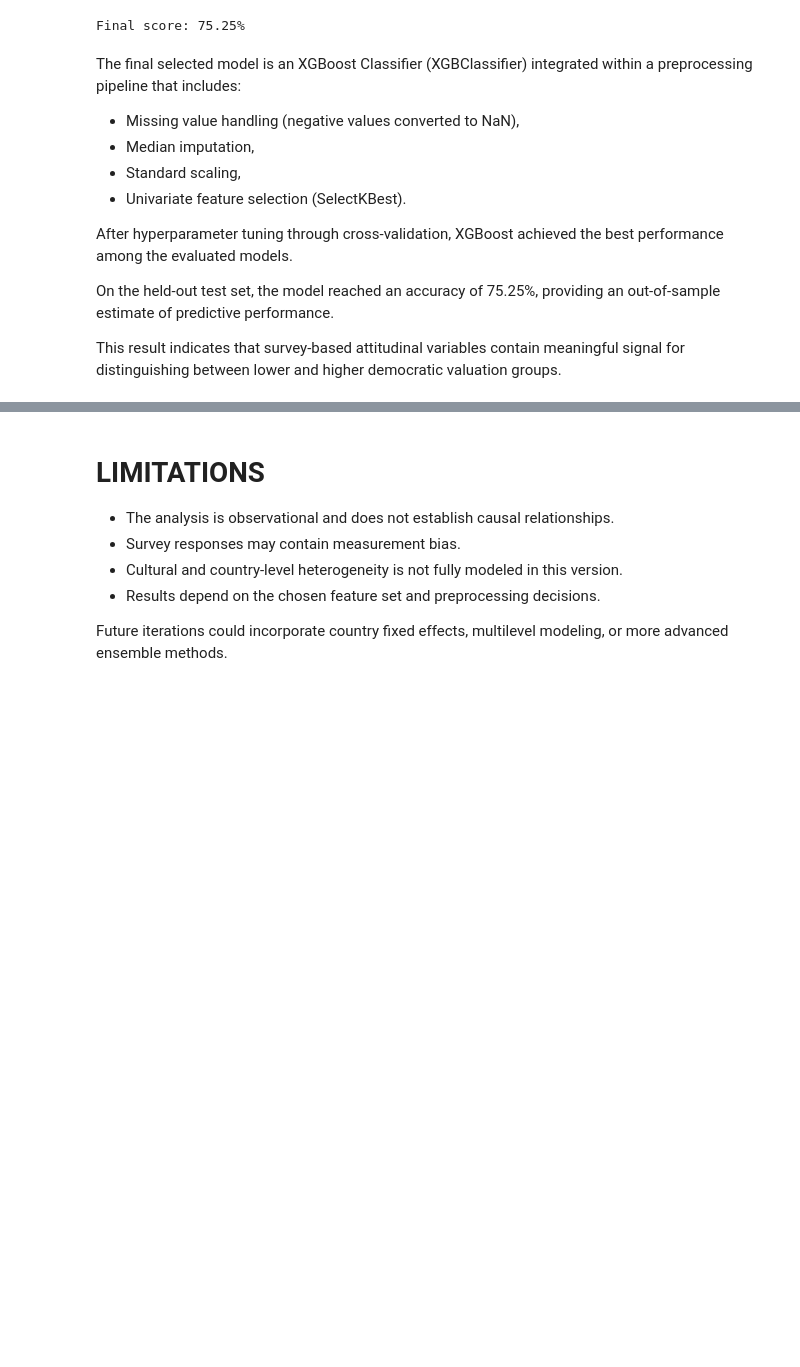
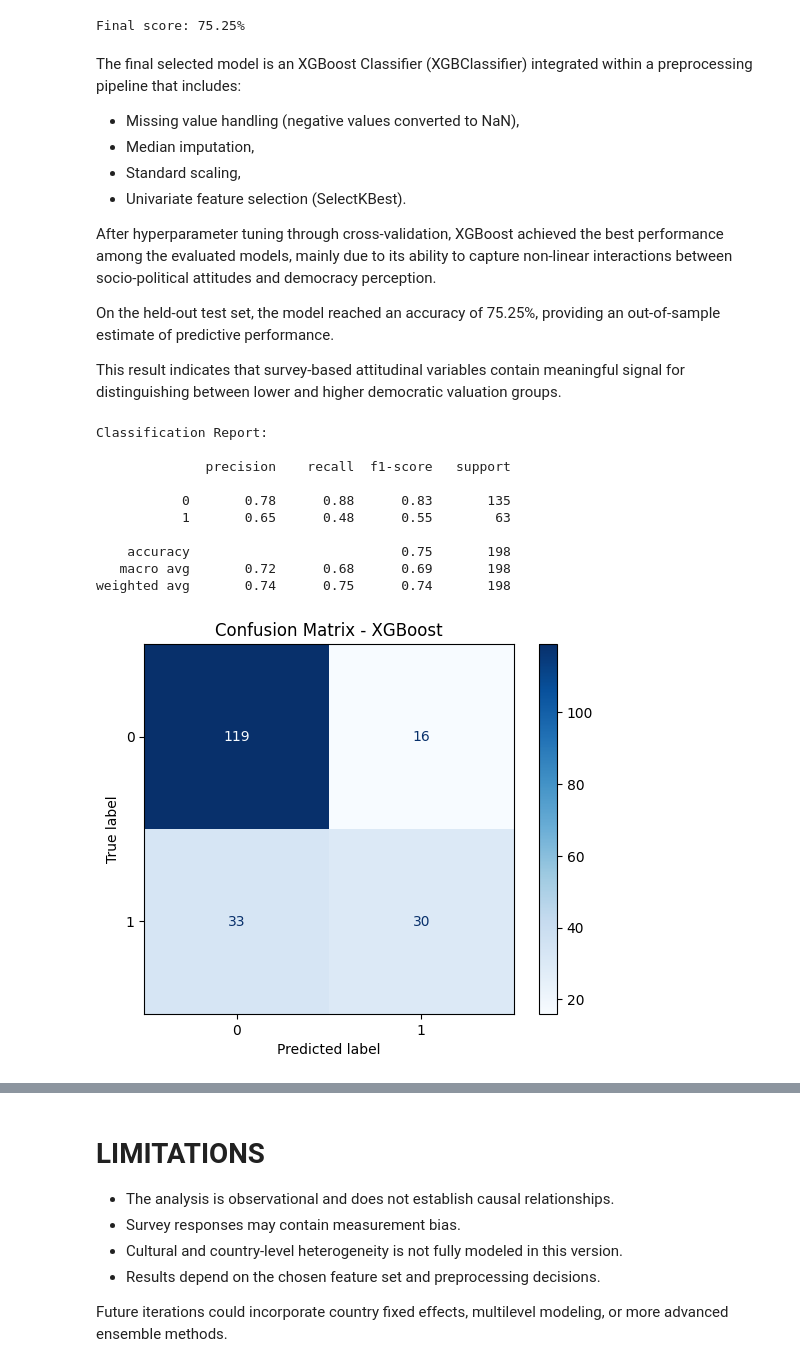
Before and after one commit to tomasallemand/wvs-democracy-attitudes-ml, a Jupyter notebook: notebooks/01_wvs_democracy_attitudes.ipynb, the cells around one changed output, grey strips where cells are left out. Saved outputs shown, nothing was run; the diff lists cells and outputs as text; code cells hidden in the pictures; blank space fills up the shorter version.

```diff
--- a/notebooks/01_wvs_democracy_attitudes.ipynb
+++ b/notebooks/01_wvs_democracy_attitudes.ipynb
@@ -697,8 +700,32 @@ The final selected model is an XGBoost Classifier (XGBClassifier) integrated wit
 * Standard scaling,
 * Univariate feature selection (SelectKBest).
 
-After hyperparameter tuning through cross-validation, XGBoost achieved the best performance among the evaluated models.
+After hyperparameter tuning through cross-validation, XGBoost achieved the best performance among the evaluated models, mainly due to its ability to capture non-linear interactions between socio-political attitudes and democracy perception.
 
 On the held-out test set, the model reached an accuracy of 75.25%, providing an out-of-sample estimate of predictive performance.
 
+
+
 This result indicates that survey-based attitudinal variables contain meaningful signal for distinguishing between lower and higher democratic valuation groups.
+# %%
+print("Classification Report:\n")
+print(classification_report(y_test, y_pred))
+
+# Matriz de confusión
+cm = confusion_matrix(y_test, y_pred)
+disp = ConfusionMatrixDisplay(confusion_matrix=cm)
+disp.plot(cmap="Blues")
+plt.title("Confusion Matrix - XGBoost")
+plt.show()
+# %% [output]
+Classification Report:
+
+              precision    recall  f1-score   support
+
+           0       0.78      0.88      0.83       135
+           1       0.65      0.48      0.55        63
+
+    accuracy                           0.75       198
+   macro avg       0.72      0.68      0.69       198
+weighted avg       0.74      0.75      0.74       198
+[figure, added]
```
Also changed, not shown: parts of 4 cells of this notebook.
